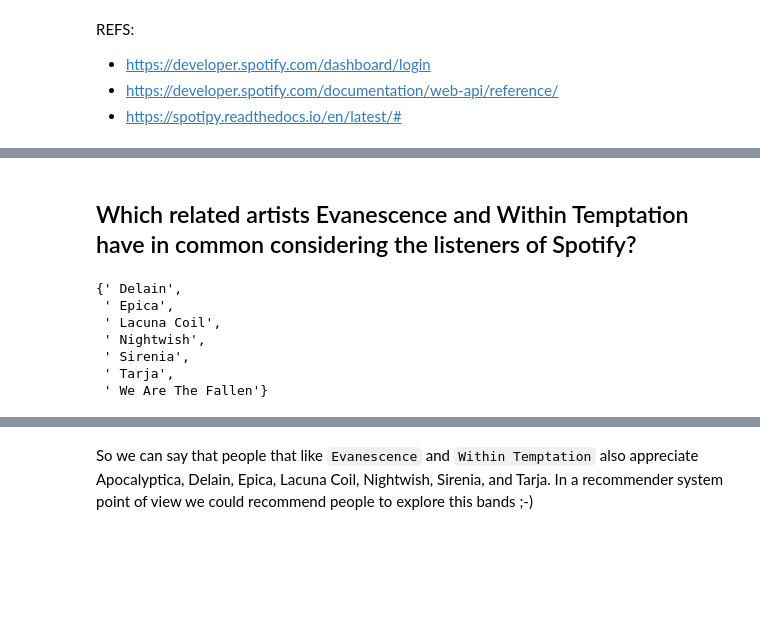
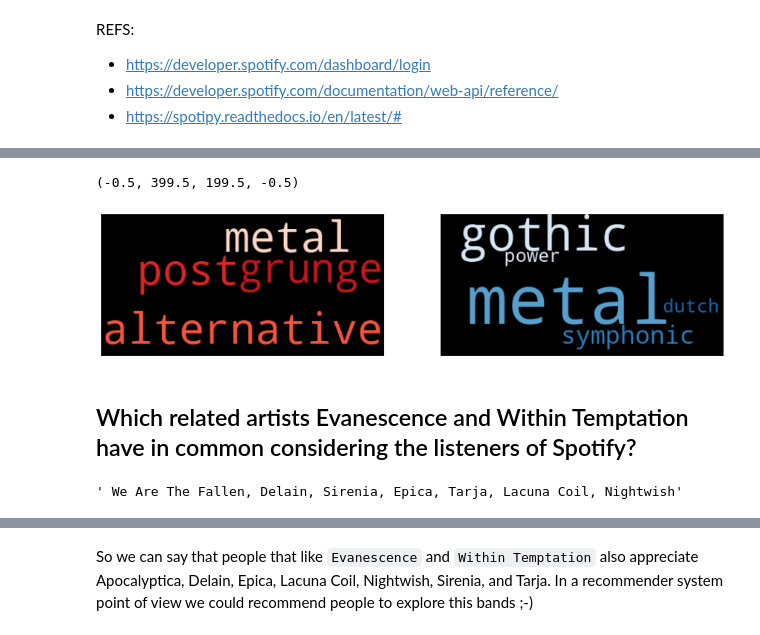
Before and after one commit to dpbac/evanescence_and_within_temptation_in_Python, a Jupyter notebook: notebook_02_retrieve_metada_Spotify_Evanescence_Within_Temptation.ipynb, the cells around one changed output, grey strips where cells are left out. Saved outputs shown, nothing was run; the diff lists cells and outputs as text; code cells hidden in the pictures; blank space fills up the shorter version.

```diff
--- a/notebook_02_retrieve_metada_Spotify_Evanescence_Within_Temptation.ipynb
+++ b/notebook_02_retrieve_metada_Spotify_Evanescence_Within_Temptation.ipynb
@@ -123,12 +168,24 @@ info_within_temptation
+# %%
+# Generate word clouds with genres related to each band
+
+evanescence_genres_word_cloud = WordCloud(background_color="black",random_state=123,colormap='Reds').generate(df['genres'][df['name']=='Evanescence'][0])
+within_genres_word_cloud = WordCloud(background_color="black",random_state=123,colormap='Blues').generate(df['genres'][df['name']=='Within Temptation'][1])
+# %%
+fig = plt.figure(figsize = (15,15))
+plt.subplot(221)
+plt.imshow(evanescence_genres_word_cloud, interpolation="bilinear")
+plt.axis('off')
+plt.subplot(222)
+plt.imshow(within_genres_word_cloud, interpolation="bilinear")
+plt.axis('off')
+# %% [output]
+(-0.5, 399.5, 199.5, -0.5)
+[figure, added]
 # %% [markdown]
 ## Which related artists Evanescence and Within Temptation have in common considering the listeners of Spotify?
-# %%
-set(info_evanescence['related_artists'].split(',')).intersection(set(set(info_within_temptation['related_artists'].split(','))))
-# %% [output]
-{' Delain',
- ' Epica',
- ' Lacuna Coil',
- ' Nightwish',
- ' Sirenia',
- ' Tarja',
- ' We Are The Fallen'}
+# %%
+common_artists = set(df['related_artists'][df['name']=='Evanescence'][0].split(',')).intersection(set(df['related_artists'][df['name']=='Within Temptation'][1].split(',')))
+common_artists=','.join(common_artists)
+common_artists
+# %% [output]
+' We Are The Fallen, Delain, Sirenia, Epica, Tarja, Lacuna Coil, Nightwish'
```
Also changed, not shown: parts of 37 cells of this notebook.
